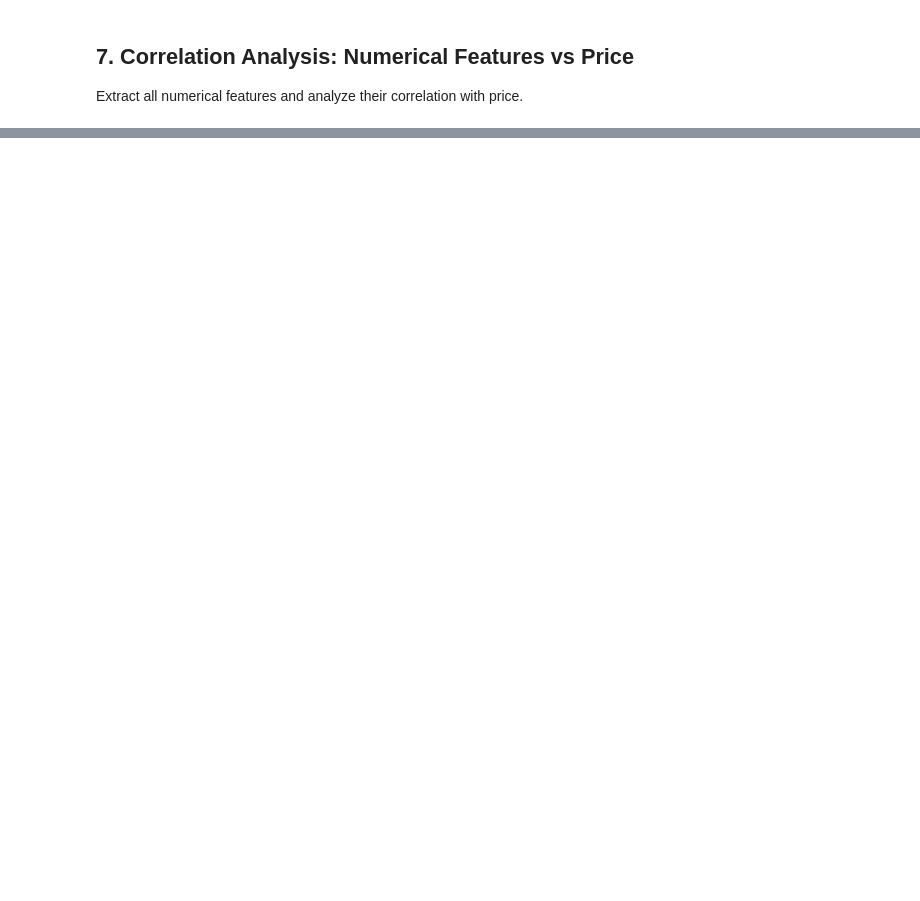
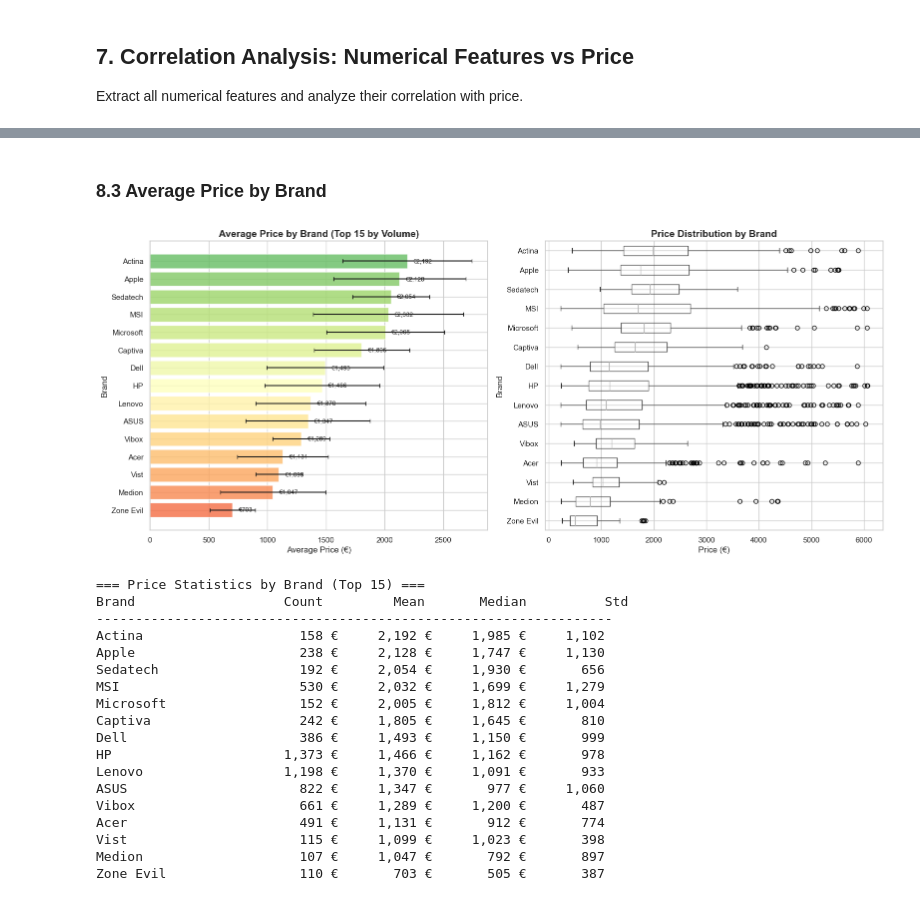
Before and after one commit to jardinast/computer_price_assistant, a Jupyter notebook: notebooks/01_eda.ipynb, the cells around one changed output, grey strips where cells are left out. Drawn from its saved outputs; the diff is of its cells as text; code cells hidden in the pictures; blank space fills up the shorter version.

```diff
--- a/notebooks/01_eda.ipynb
+++ b/notebooks/01_eda.ipynb
@@ -1101,0 +1630,70 @@ The EDA revealed key insights about the computer marketplace dataset and informe
+# %% [markdown]
+### 8.3 Average Price by Brand
+# %%
+# Average Price by Brand (Top 15 brands by volume)
+fig, axes = plt.subplots(1, 2, figsize=(16, 7))
+
+# Filter to top 15 brands by volume
+top_brands = df_features['_brand'].value_counts().head(15).index.tolist()
+df_top = df_features[df_features['_brand'].isin(top_brands)]
+
+# Calculate stats
+brand_stats = df_top.groupby('_brand')['_precio_num'].agg(['mean', 'median', 'std', 'count']).reset_index()
+brand_stats = brand_stats.sort_values('mean', ascending=True)
+
+# Bar chart of average prices
+ax1 = axes[0]
+y_pos = range(len(brand_stats))
+bars = ax1.barh(y_pos, brand_stats['mean'], xerr=brand_stats['std']/2,
+                color=plt.cm.RdYlGn(np.linspace(0.2, 0.8, len(brand_stats))),
+                capsize=3, alpha=0.8)
+ax1.set_yticks(y_pos)
+ax1.set_yticklabels(brand_stats['_brand'])
+ax1.set_xlabel('Average Price (€)', fontsize=12)
+ax1.set_ylabel('Brand', fontsize=12)
+ax1.set_title('Average Price by Brand (Top 15 by Volume)', fontsize=14, fontweight='bold')
+
+# Add price labels
+for i, (idx, row) in enumerate(brand_stats.iterrows()):
+    ax1.text(row['mean'] + 50, i, f"€{row['mean']:,.0f}", va='center', fontsize=9)
+
+# Box plot of price distribution by brand
+ax2 = axes[1]
+brand_order = brand_stats['_brand'].tolist()
+df_plot = df_top.copy()
+df_plot['_brand'] = pd.Categorical(df_plot['_brand'], categories=brand_order, ordered=True)
+df_plot.boxplot(column='_precio_num', by='_brand', ax=ax2, vert=False)
+ax2.set_xlabel('Price (€)', fontsize=12)
+ax2.set_ylabel('Brand', fontsize=12)
+ax2.set_title('Price Distribution by Brand', fontsize=14, fontweight='bold')
+plt.suptitle('')  # Remove automatic title
+
+plt.tight_layout()
+plt.show()
+
+# Summary table
+print("\n=== Price Statistics by Brand (Top 15) ===")
+print(f"{'Brand':<20s} {'Count':>8s} {'Mean':>12s} {'Median':>12s} {'Std':>12s}")
+print("-" * 66)
+for _, row in brand_stats.sort_values('mean', ascending=False).iterrows():
+    print(f"{row['_brand']:<20s} {int(row['count']):>8,} €{row['mean']:>10,.0f} €{row['median']:>10,.0f} €{row['std']:>10,.0f}")
+# %% [output]
+[figure, added]
+=== Price Statistics by Brand (Top 15) ===
+Brand                   Count         Mean       Median          Std
+------------------------------------------------------------------
+Actina                    158 €     2,192 €     1,985 €     1,102
+Apple                     238 €     2,128 €     1,747 €     1,130
+Sedatech                  192 €     2,054 €     1,930 €       656
+MSI                       530 €     2,032 €     1,699 €     1,279
+Microsoft                 152 €     2,005 €     1,812 €     1,004
+Captiva                   242 €     1,805 €     1,645 €       810
+Dell                      386 €     1,493 €     1,150 €       999
+HP                      1,373 €     1,466 €     1,162 €       978
+Lenovo                  1,198 €     1,370 €     1,091 €       933
+ASUS                      822 €     1,347 €       977 €     1,060
+Vibox                     661 €     1,289 €     1,200 €       487
+Acer                      491 €     1,131 €       912 €       774
+Vist                      115 €     1,099 €     1,023 €       398
+Medion                    107 €     1,047 €       792 €       897
+Zone Evil                 110 €       703 €       505 €       387
```
Also changed, not shown: parts of 61 cells of this notebook, 8 other files.
